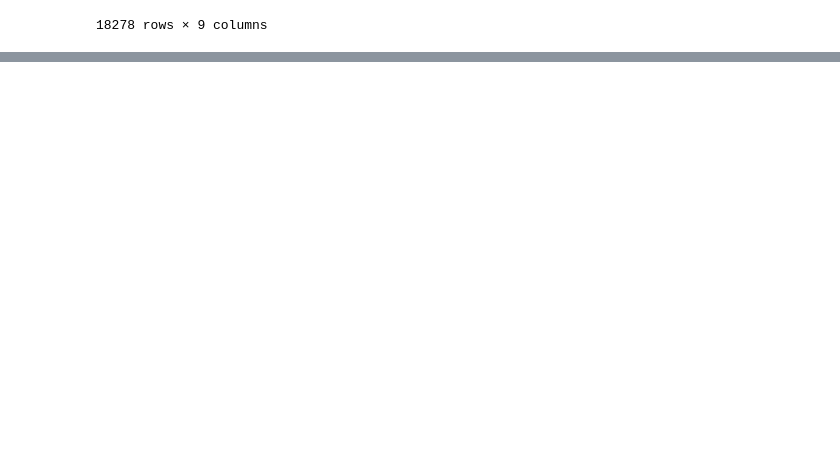
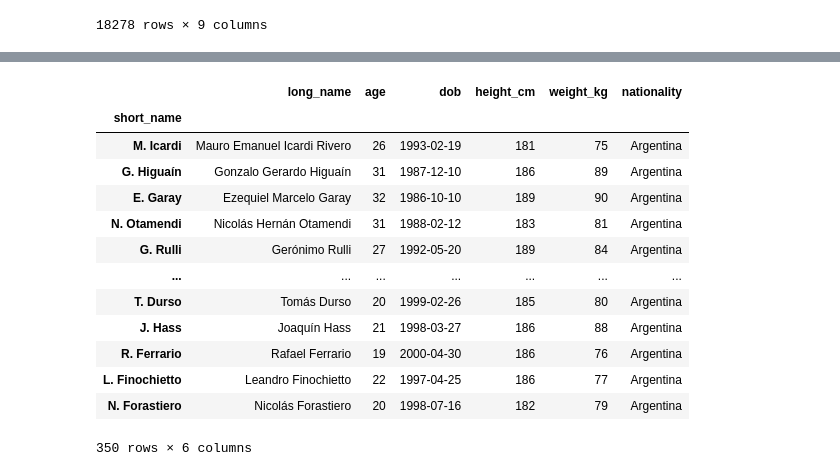
Before and after one commit to Giacomo98DaRe/Python_DataScience, a Jupyter notebook: LessonNotebooks/4.DataExtraction/settingIndex_selectingColumns.ipynb, the cells around one changed output, grey strips where cells are left out. Drawn from its saved outputs; the diff is of its cells as text; code cells hidden in the pictures; blank space fills up the shorter version.

Commit message:
Finish loc method in settingIndex_selectingColumns

```diff
--- a/LessonNotebooks/4.DataExtraction/settingIndex_selectingColumns.ipynb
+++ b/LessonNotebooks/4.DataExtraction/settingIndex_selectingColumns.ipynb
@@ -60,0 +63,2 @@ df_players.loc[:, "sofifa_id":"club"]
+# %%
+df_players = df_players[["long_name", "age", "dob", "height_cm", "weight_kg", "nationality"]]
@@ -60,0 +230,18 @@ df_players.loc[:, "sofifa_id":"club"]
+# %%
+# Multiple
+df_players.loc[(df_players["height_cm"]>180) & (df_players["nationality"]=="Argentina")]
+# %% [output]
+|  | long_name | age | dob | height_cm | weight_kg | nationality |
+| short_name |  |  |  |  |  |  |
+| M. Icardi | Mauro Emanuel Icardi Rivero | 26 | 1993-02-19 | 181 | 75 | Argentina |
+| G. Higuaín | Gonzalo Gerardo Higuaín | 31 | 1987-12-10 | 186 | 89 | Argentina |
+| E. Garay | Ezequiel Marcelo Garay | 32 | 1986-10-10 | 189 | 90 | Argentina |
+| N. Otamendi | Nicolás Hernán Otamendi | 31 | 1988-02-12 | 183 | 81 | Argentina |
+| G. Rulli | Gerónimo Rulli | 27 | 1992-05-20 | 189 | 84 | Argentina |
+| ... | ... | ... | ... | ... | ... | ... |
+| T. Durso | Tomás Durso | 20 | 1999-02-26 | 185 | 80 | Argentina |
+| J. Hass | Joaquín Hass | 21 | 1998-03-27 | 186 | 88 | Argentina |
+| R. Ferrario | Rafael Ferrario | 19 | 2000-04-30 | 186 | 76 | Argentina |
+| L. Finochietto | Leandro Finochietto | 22 | 1997-04-25 | 186 | 77 | Argentina |
+| N. Forastiero | Nicolás Forastiero | 20 | 1998-07-16 | 182 | 79 | Argentina |
+350 rows × 6 columns
```
Also changed, not shown: parts of 22 cells of this notebook.
